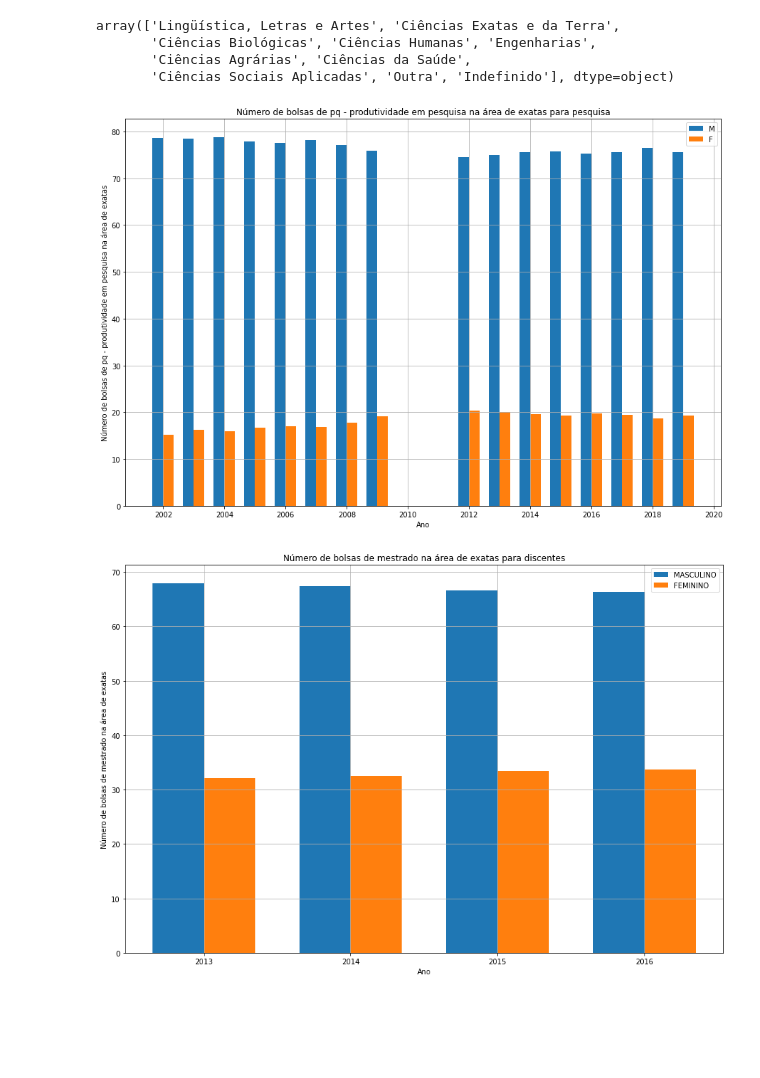
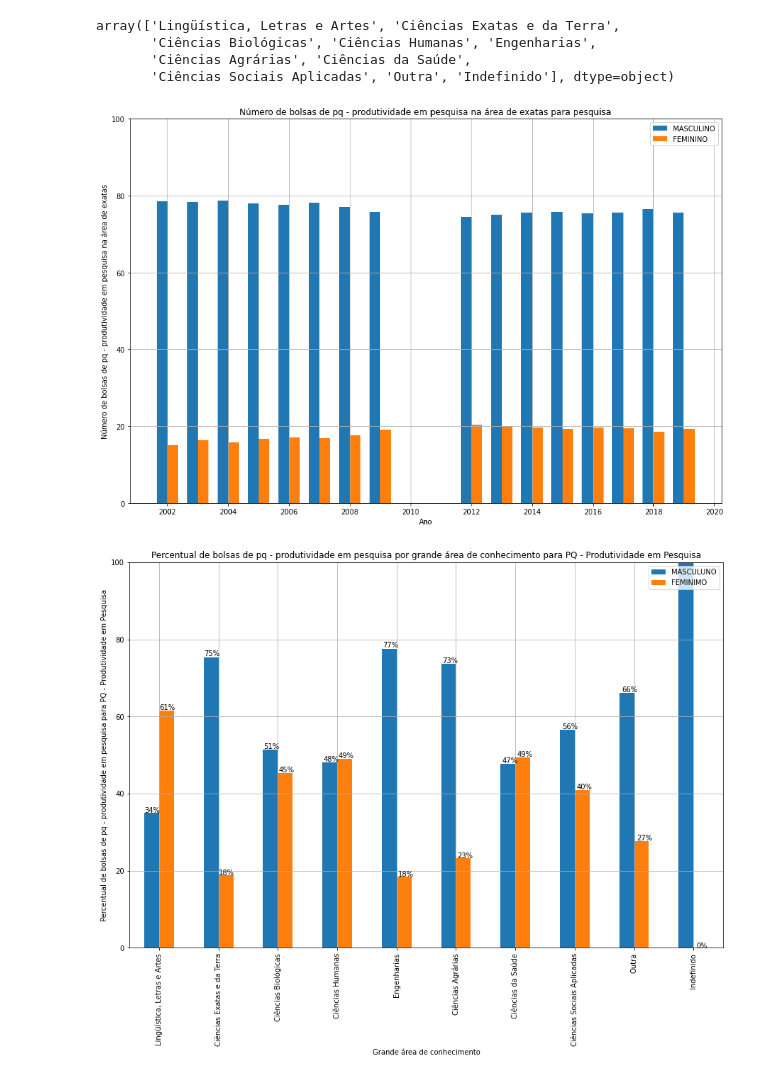
Before and after one commit to guilhermecgs/bolao, a Jupyter notebook: apdoac.ipynb, the cells around one changed output. Drawn from its saved outputs; the diff is of its cells as text; code cells hidden in the pictures; blank space fills up the shorter version.

```diff
--- a/apdoac.ipynb
+++ b/apdoac.ipynb
@@ -166,15 +166,17 @@ def por_ano(df, grau='PQ - Produtividade em Pesquisa'):
     series = series / series_total * 100
 
     if sexo == valor_masculino:
-      ax.bar(series.index - width/2, series, width,  label=sexo)
+      ax.bar(series.index - width/2, series, width, label='MASCULINO')
     else:
-      ax.bar(series.index + width/2, series, width,  label=sexo)
+      ax.bar(series.index + width/2, series, width, label='FEMININO')
 
   plt.title('Número de bolsas de {grau} na área de exatas para {categoria}'.format(grau=grau.lower(), categoria=categoria))
   ax.grid(True)
   ax.set_xlabel("Ano")
+  ax.set_ylim([0,100])
   ax.set_ylabel("Número de bolsas de {grau} na área de exatas".format(grau=grau.lower()))
-  ax.legend(loc='best')
+  ax.legend(loc='upper right')
+
   ax.xaxis.set_major_locator(MaxNLocator(integer=True))
 # %%
 def por_curso(df, grau='PQ - Produtividade em Pesquisa'):
@@ -228,23 +230,24 @@ def por_curso(df, grau='PQ - Produtividade em Pesquisa'):
         .format(grau=grau.lower(), categoria=categoria))
   ax.grid(True)
   ax.set_xlabel("Grande área de conhecimento")
+  ax.set_ylim([0,100])
   ax.set_ylabel("Percentual de bolsas de {grau} para {categoria}".format(grau=grau.lower(), categoria=categoria))
-  ax.legend(loc='best')
+  ax.legend(loc='upper right')
 
   for p in ax.patches:
     ax.annotate(str(int(p.get_height())) + '%', (p.get_x() * 1.005, p.get_height() * 1.005))
 # %%
 por_ano(df_pq)
-por_ano(df_discentes, 'MESTRADO')
-por_ano(df_discentes, 'DOUTORADO')
-por_ano(df_docentes, grau='MESTRADO')
-por_ano(df_docentes, grau='DOUTORADO')
+# por_ano(df_discentes, 'MESTRADO')
+# por_ano(df_discentes, 'DOUTORADO')
+# por_ano(df_docentes, grau='MESTRADO')
+# por_ano(df_docentes, grau='DOUTORADO')
 
 por_curso(df_pq)
 por_curso(df_discentes, grau='MESTRADO')
-por_curso(df_discentes, grau='DOUTORADO')
-por_curso(df_docentes, grau='MESTRADO')
-por_curso(df_docentes, grau='DOUTORADO')
+# por_curso(df_discentes, grau='DOUTORADO')
+# por_curso(df_docentes, grau='MESTRADO')
+# por_curso(df_docentes, grau='DOUTORADO')
 # %% [output]
-[figure, old version]
+[figure, new version]
-[figure, old version]
+[figure, new version]
```
Also changed, not shown: parts of 1 cell of this notebook.
